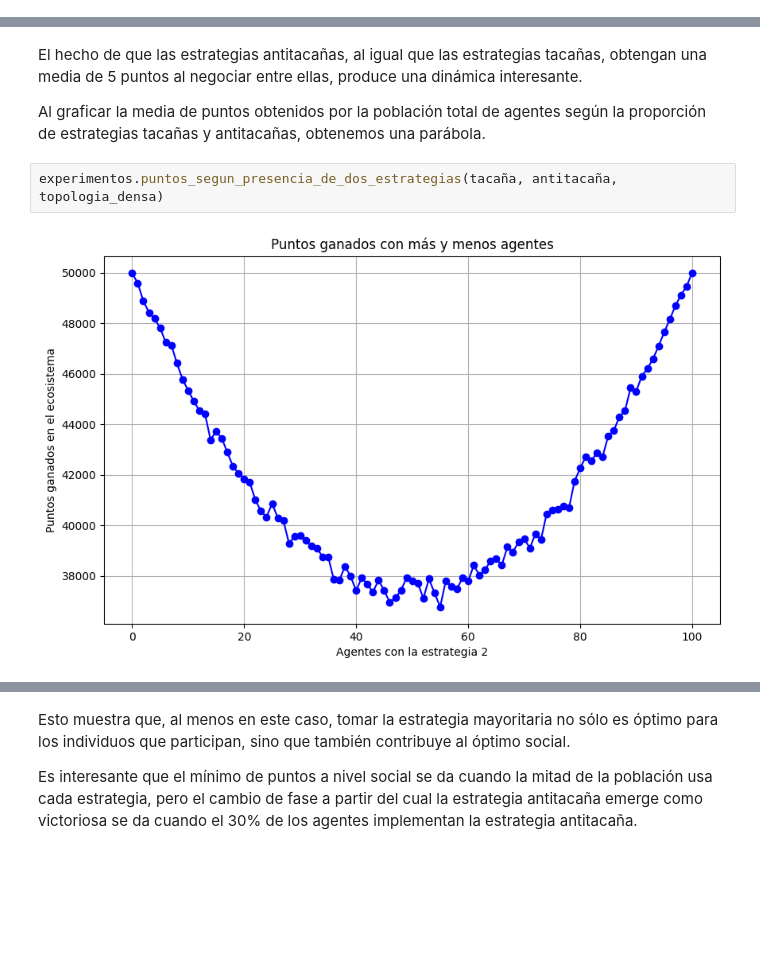
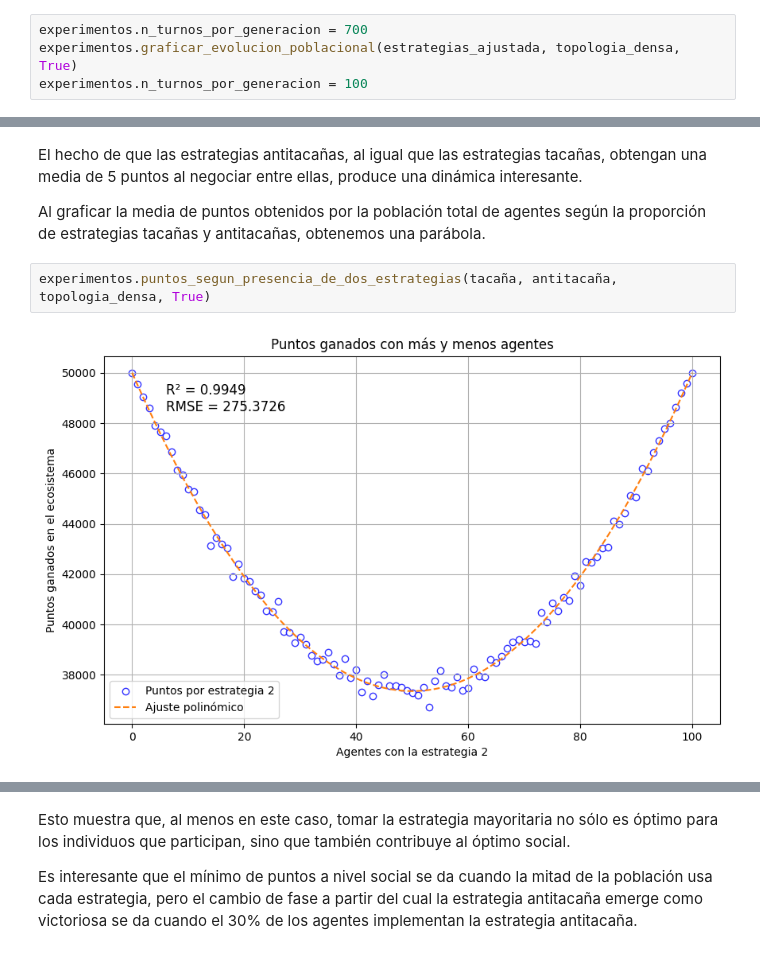
Before and after one commit to matuneville/ultimatum-game-model, a Jupyter notebook: src/informe.ipynb, the cells around one changed output, grey strips where cells are left out. Saved outputs shown, nothing was run; the diff lists cells and outputs as text; blank space fills up the shorter version.

```diff
--- a/src/informe.ipynb
+++ b/src/informe.ipynb
@@ -244,0 +223,4 @@ experimentos.graficar_evolucion_poblacional(estrategias, topologia_densa, True)
+# %%
+experimentos.n_turnos_por_generacion = 700
+experimentos.graficar_evolucion_poblacional(estrategias_ajustada, topologia_densa, True)
+experimentos.n_turnos_por_generacion = 100
@@ -401,6 +417,6 @@ El hecho de que las estrategias antitacañas, al igual que las estrategias taca
 
 Al graficar la media de puntos obtenidos por la población total de agentes según la proporción de estrategias tacañas y antitacañas, obtenemos una parábola.
 # %%
-experimentos.puntos_segun_presencia_de_dos_estrategias(tacaña, antitacaña, topologia_densa)
+experimentos.puntos_segun_presencia_de_dos_estrategias(tacaña, antitacaña, topologia_densa, True)
 # %% [output]
-[figure, old version]
+[figure, new version]
```
Also changed, not shown: parts of 46 cells of this notebook, 1 other file.
